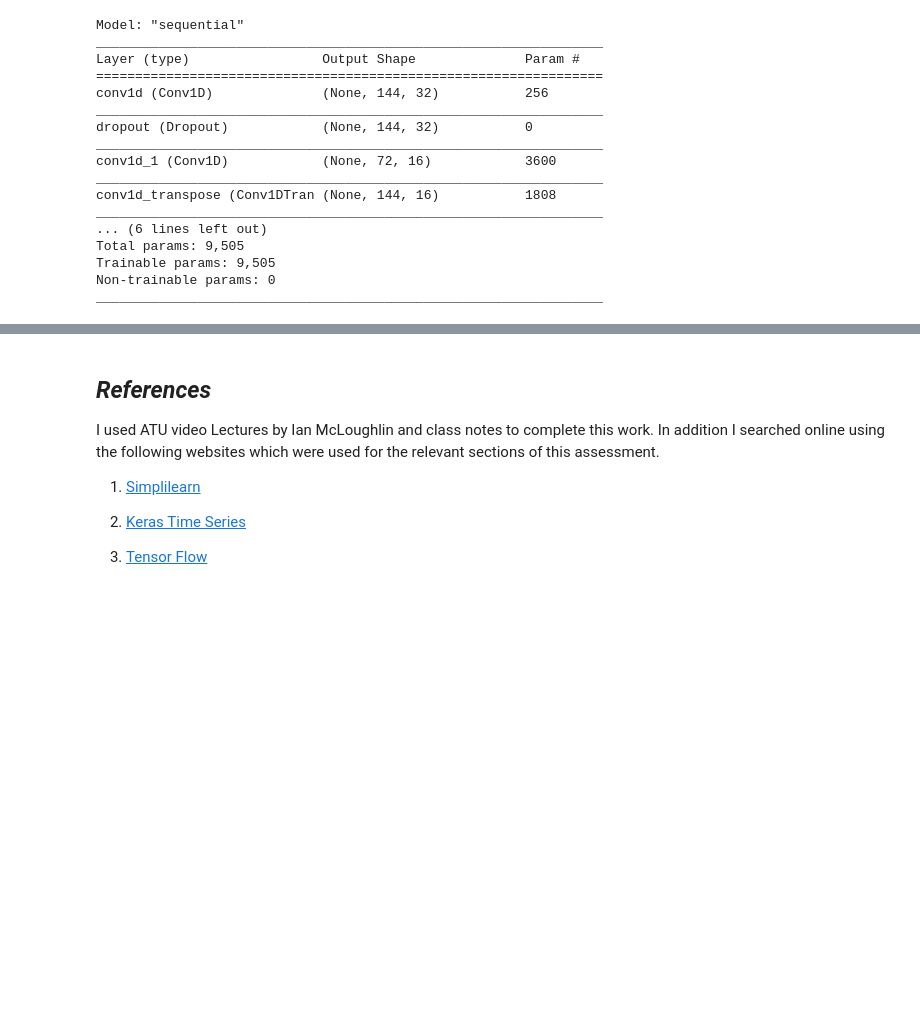
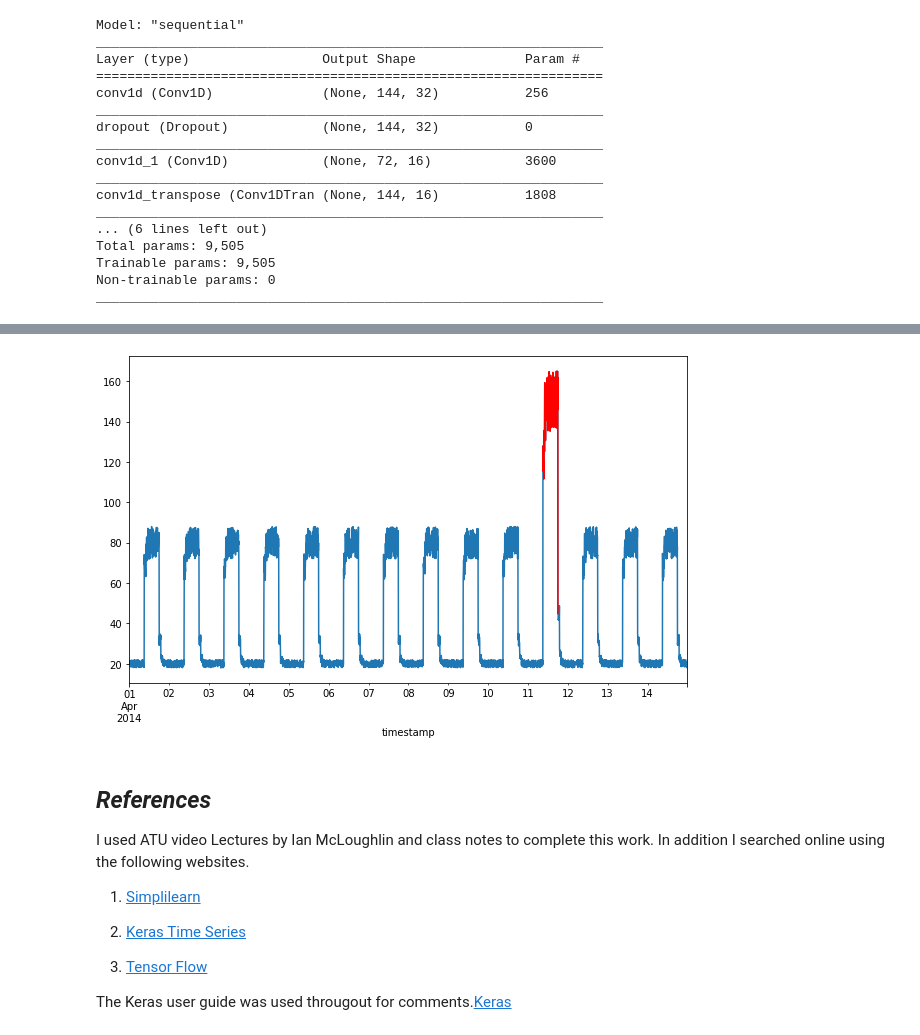
Before and after one commit to LauraBrogan/2022-MLS-Assessment, a Jupyter notebook: project-anomaly-detection.ipynb, the cells around one changed output, grey strips where cells are left out. Drawn from its saved outputs; the diff is of its cells as text; code cells hidden in the pictures; blank space fills up the shorter version.

```diff
--- a/project-anomaly-detection.ipynb
+++ b/project-anomaly-detection.ipynb
@@ -317,6 +455,6 @@ NameError: name 'training_mean' is not defined
 # %%
 # data i is an anomaly if samples [(i - timesteps + 1) to (i)] are anomalies
-anomalous_data_indices = []
-for data_idx in range(TIME_STEPS - 1, len(df_test_value) - TIME_STEPS + 1):
-    if np.all(anomalies[data_idx - TIME_STEPS + 1 : data_idx]):
-        anomalous_data_indices.append(data_idx)
+inds = []
+for i in range(window_size - 1, len(df_test_value) - window_size + 1):
+    if np.all(anomalies[i - window_size + 1 : i]):
+        inds.append(i)
@@ -329,7 +461,19 @@ plt.show()
+# %%
+#
+df_subset = df_daily_jumpsup.iloc[inds]
+# %%
+#
+fig, ax = plt.subplots(figsize=(10,6))
+#
+df_daily_jumpsup.plot(legend=False, ax=ax)
+#
+df_subset.plot(legend=False, ax=ax, color="r");
+# %% [output]
+[figure, added]
 # %% [markdown]
 ## ***References***
 I used ATU video Lectures by Ian McLoughlin and class notes to complete this work.
-In addition I searched online using the following websites which were used for the relevant sections of this assessment.
+In addition I searched online using the following websites.
 
 
 1. [Simplilearn](https://www.simplilearn.com/tutorials/deep-learning-tutorial/what-is-keras)
@@ -339,3 +483,5 @@ In addition I searched online using the following websites which were used for t
 
 
 3. [Tensor Flow](https://en.wikipedia.org/wiki/TensorFlow)
+
+The Keras user guide was used througout for comments.[Keras](https://keras.io/guides/)
```
Also changed, not shown: parts of 42 cells of this notebook.
